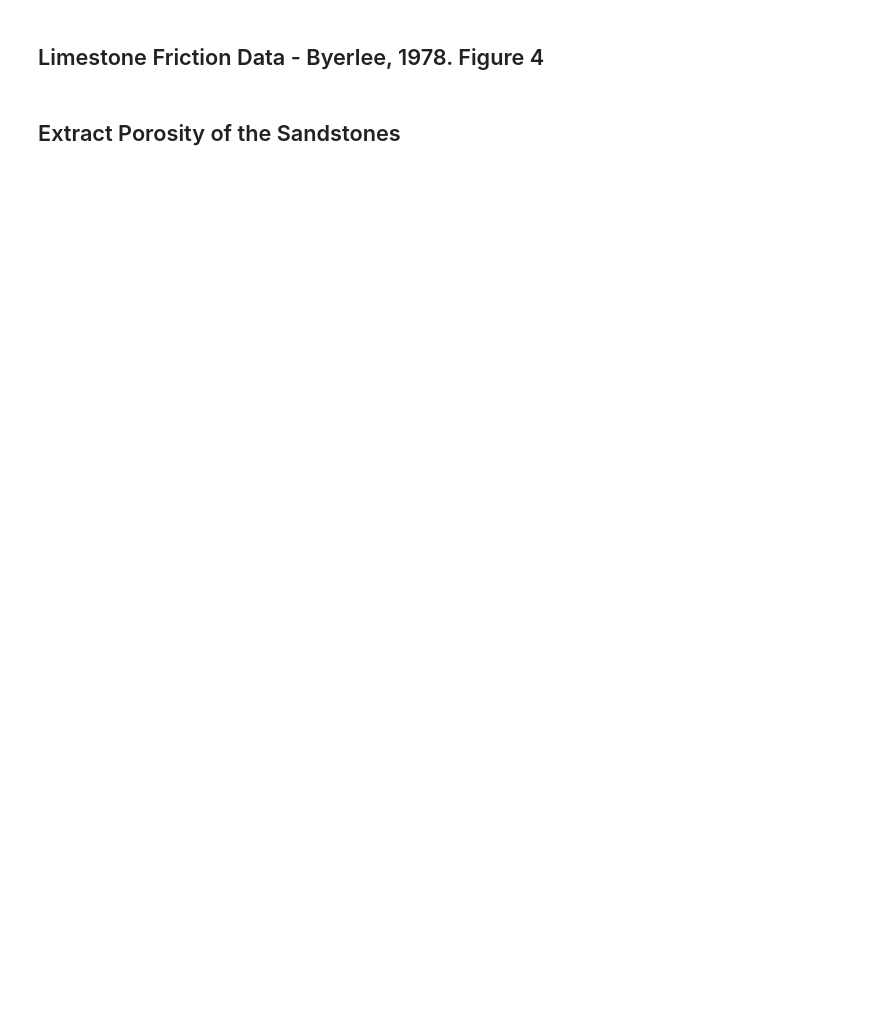
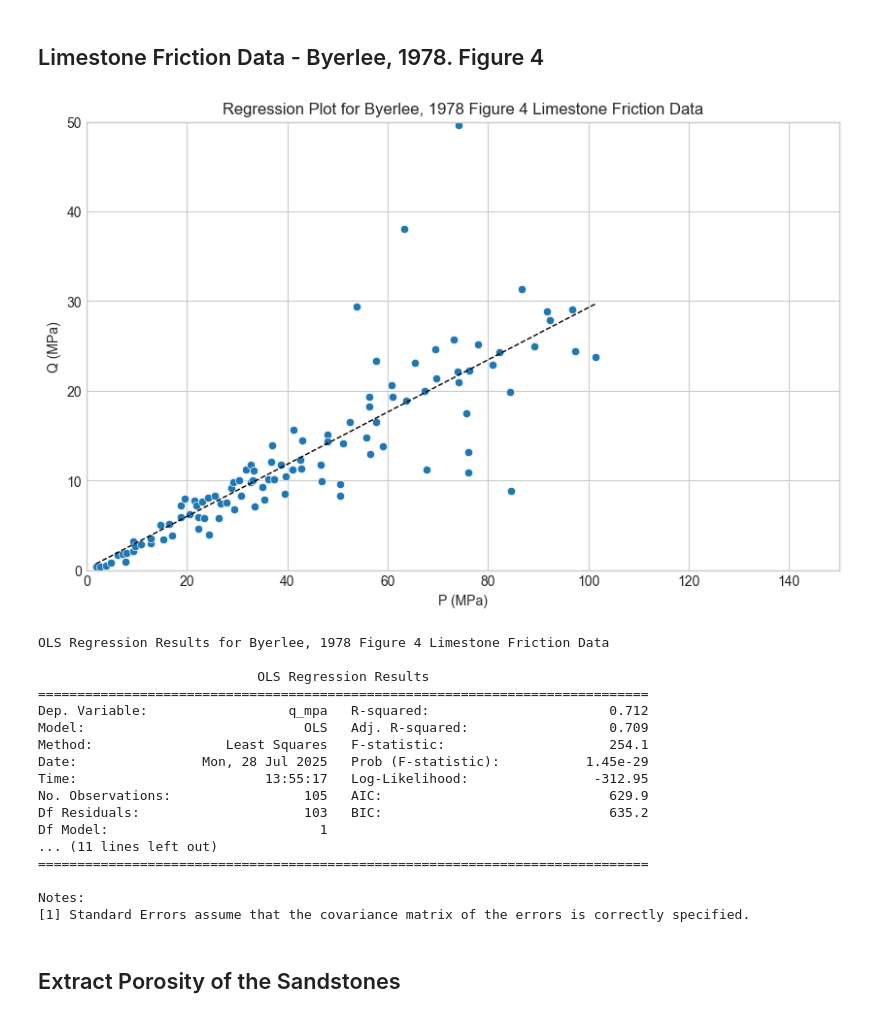
Before and after one commit to sa-diq/rock-strength, a Jupyter notebook: statistical_analysis.ipynb, the cells around one changed output. Cells and saved outputs as stored; diff of their text form; code cells hidden in the pictures; blank space fills up the shorter version.

Commit message:
Added plot for  Byerlee 1978 limestone friction data

```diff
--- a/statistical_analysis.ipynb
+++ b/statistical_analysis.ipynb
@@ -186,22 +294,41 @@ limestone_friction_data = df_all_data[df_all_data['doi'] == '10.1007/BF00876528'
 # %%
 # Create a regression plot for the friction data
 plt.figure(figsize=(10, 6))
 sns.scatterplot(data=limestone_friction_data, x='p_mpa', y='q_mpa')
 sns.regplot(data=limestone_friction_data, x='p_mpa', y='q_mpa', scatter=False,
             color='black', ci=None, label='Regression Line',
             line_kws={'linewidth': 1.0, 'linestyle': '--'})
 plt.xlim(0, 150)
 plt.ylim(0, 50)
 plt.xlabel('P (MPa)', fontsize=10)
 plt.ylabel('Q (MPa)', fontsize=10)
 plt.title('Regression Plot for Byerlee, 1978 Figure 4 Limestone Friction Data')
 plt.savefig("stats_plots/Byerlee_1978_Fig4_FrictionData.png", dpi=300, bbox_inches='tight')
 plt.show()
 
 # OLS for friction data
 friction_X = limestone_friction_data['p_mpa']
 friction_y = limestone_friction_data['q_mpa']
 friction_X = sm.add_constant(friction_X)  # Adds a constant term to the predictor
-friction_model = sm.OLS(friction_y, friction_X).fit()
+limestone_friction_model = sm.OLS(friction_y, friction_X).fit()
 print(f"OLS Regression Results for Byerlee, 1978 Figure 4 Limestone Friction Data \n")
-print(friction_model.summary())
+print(limestone_friction_model.summary())
+# %% [output]
+[figure, added]
+OLS Regression Results for Byerlee, 1978 Figure 4 Limestone Friction Data
+
+                            OLS Regression Results
+==============================================================================
+Dep. Variable:                  q_mpa   R-squared:                       0.712
+Model:                            OLS   Adj. R-squared:                  0.709
+Method:                 Least Squares   F-statistic:                     254.1
+Date:                Mon, 28 Jul 2025   Prob (F-statistic):           1.45e-29
+Time:                        13:55:17   Log-Likelihood:                -312.95
+No. Observations:                 105   AIC:                             629.9
+Df Residuals:                     103   BIC:                             635.2
+Df Model:                           1
+... (11 lines left out)
+==============================================================================
+
+Notes:
+[1] Standard Errors assume that the covariance matrix of the errors is correctly specified.
```
Also changed, not shown: parts of 16 cells of this notebook.
